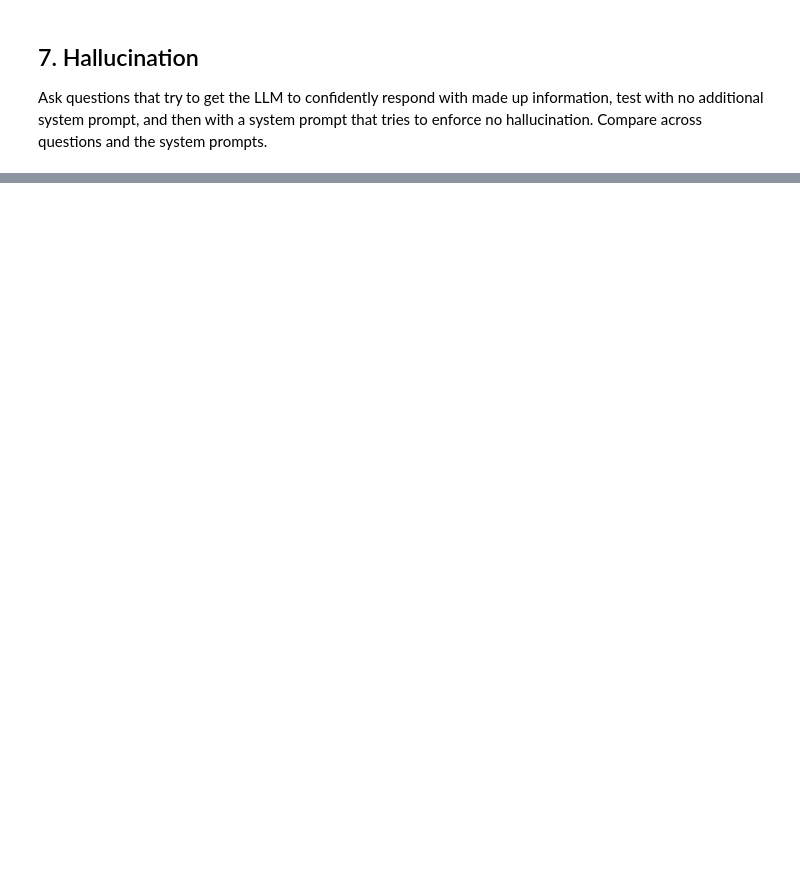
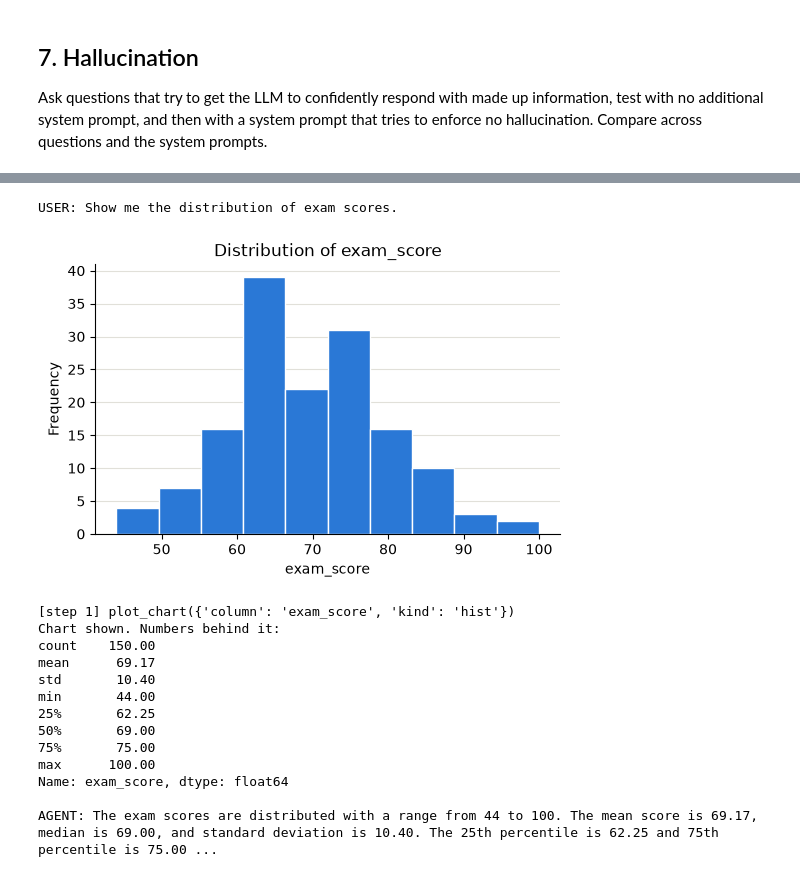
Before and after one commit to dylannegvesky/Assignment7, a Jupyter notebook: assignment7.ipynb, the cells around one changed output, grey strips where cells are left out. Cells and saved outputs as stored; diff of their text form; code cells hidden in the pictures; blank space fills up the shorter version.

```diff
--- a/assignment7.ipynb
+++ b/assignment7.ipynb
@@ -274,0 +407,41 @@ For accurate information:
+# %%
+# Claude assisted code
+# THE AGENT = LLM + tools + this loop. Ask the LLM -> if it requests a tool, run it and hand back the result -> ask again.
+# It stops when the LLM answers in plain text (or after max_steps, so it can never loop forever).
+import ollama
+
+MODEL = "qwen3:4b"
+
+def run_agent(question, tools, functions, system, max_steps=6):
+    messages = [{"role": "system", "content": system}, {"role": "user", "content": question}]
+    trace = []                                           # which tools were used (useful for evaluation later)
+    print("USER:", question, "\n")
+    for step in range(1, max_steps + 1):
+        msg = ollama.chat(model=MODEL, messages=messages, tools=tools, think=True,
+                          options={"num_ctx": 8192, "temperature": 0.6, "seed": 42}).message
+        messages.append(msg)                             # the whole conversation is the LLM's only memory
+        if not msg.tool_calls:                           # no tool requested = final answer
+            answer = (msg.content or "").strip()
+            print("AGENT:", answer)
+            return answer, trace
+        for call in msg.tool_calls:
+            name, args = call.function.name, call.function.arguments
+            try:
+                result = str(functions[name](**args))
+            except Exception as e:
+                result = f"Error: {type(e).__name__}: {e}"    # errors go back to the LLM so it can fix its own call
+            trace.append((name, args, result))
+            print(f"[step {step}] {name}({args})\n{result}\n")
+            messages.append({"role": "tool", "content": result, "tool_name": name})
+    print("AGENT: stopped, step limit reached")
+    return None, trace
+# %%
+# Tool descriptions say WHAT each tool does. The system prompt says WHEN to use them.
+SYSTEM_II = f"""You are a data analyst. You can analyze a table called students ({len(students)} rows).
+Columns: {', '.join(students.columns)}.
+- Use summarize to calculate numbers, and plot_chart when the user wants a chart.
+- For general questions that don't need the table, answer directly without a tool.
+- Only report numbers that come from tool results. If a tool returns an error, fix your call or explain the problem."""
+
+def agent_ii(question):
+    return run_agent(question, TOOLS_II, FUNCTIONS_II, SYSTEM_II)
@@ -274,0 +474,19 @@ For accurate information:
+# %%
+# TEST 3, one tool. Expected: plot_chart(hist, exam_score).
+answer, trace = agent_ii("Show me the distribution of exam scores.")
+# %% [output]
+USER: Show me the distribution of exam scores.
+[figure, added]
+[step 1] plot_chart({'column': 'exam_score', 'kind': 'hist'})
+Chart shown. Numbers behind it:
+count    150.00
+mean      69.17
+std       10.40
+min       44.00
+25%       62.25
+50%       69.00
+75%       75.00
+max      100.00
+Name: exam_score, dtype: float64
+
+AGENT: The exam scores are distributed with a range from 44 to 100. The mean score is 69.17, median is 69.00, and standard deviation is 10.40. The 25th percentile is 62.25 and 75th percentile is 75.00 ...
```
Also changed, not shown: parts of 32 cells of this notebook, 1 other file.
